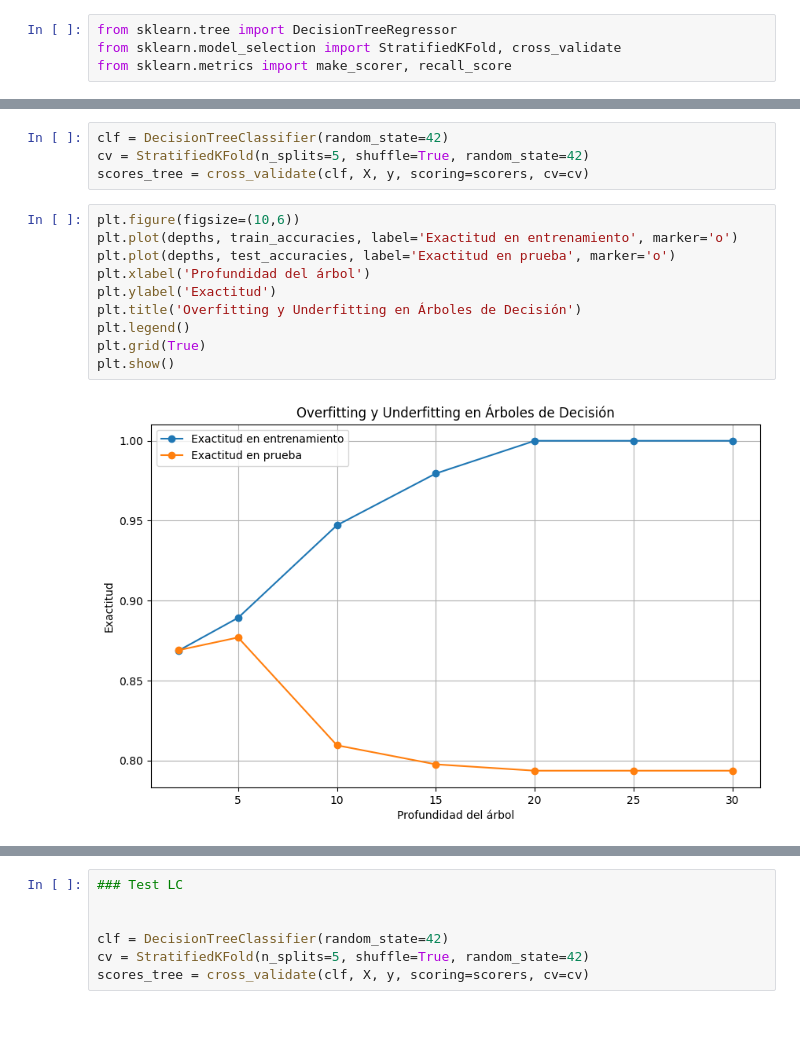
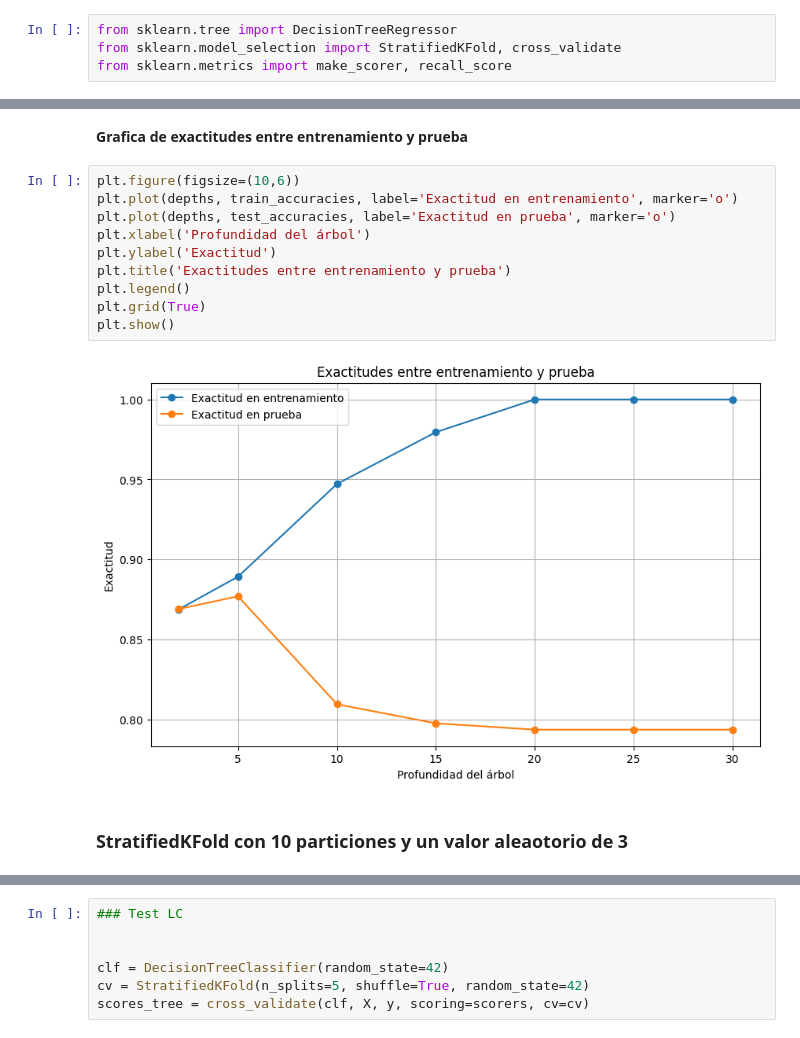
Before and after one commit to LailaBulh/Programacion---Claas-Files, a Jupyter notebook: practica26_2.ipynb, the cells around one changed output, grey strips where cells are left out. Cells and saved outputs as stored; diff of their text form.

```diff
--- a/practica26_2.ipynb
+++ b/practica26_2.ipynb
@@ -257,16 +267,16 @@ F1 macro por fold: [0.76161314 0.8667628  0.85306122 0.82705882 0.7867065  0.708
-# %%
-clf = DecisionTreeClassifier(random_state=42)
-cv = StratifiedKFold(n_splits=5, shuffle=True, random_state=42)
-scores_tree = cross_validate(clf, X, y, scoring=scorers, cv=cv)
+# %% [markdown]
+**Grafica de exactitudes entre entrenamiento y prueba**
 # %%
 plt.figure(figsize=(10,6))
 plt.plot(depths, train_accuracies, label='Exactitud en entrenamiento', marker='o')
 plt.plot(depths, test_accuracies, label='Exactitud en prueba', marker='o')
 plt.xlabel('Profundidad del árbol')
 plt.ylabel('Exactitud')
-plt.title('Overfitting y Underfitting en Árboles de Decisión')
+plt.title('Exactitudes entre entrenamiento y prueba')
 plt.legend()
 plt.grid(True)
 plt.show()
 # %% [output]
-[figure, old version]
+[figure, new version]
+# %% [markdown]
+### **StratifiedKFold con 10 particiones y un valor aleaotorio de 3**
```
Also changed, not shown: parts of 3 cells of this notebook.
